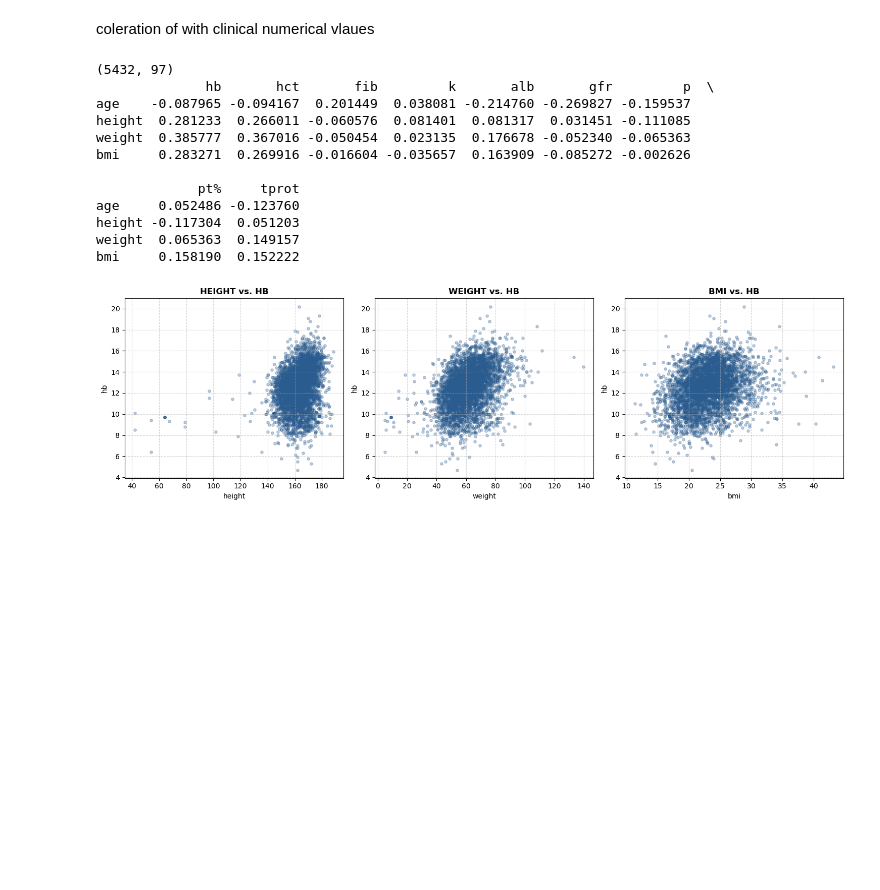
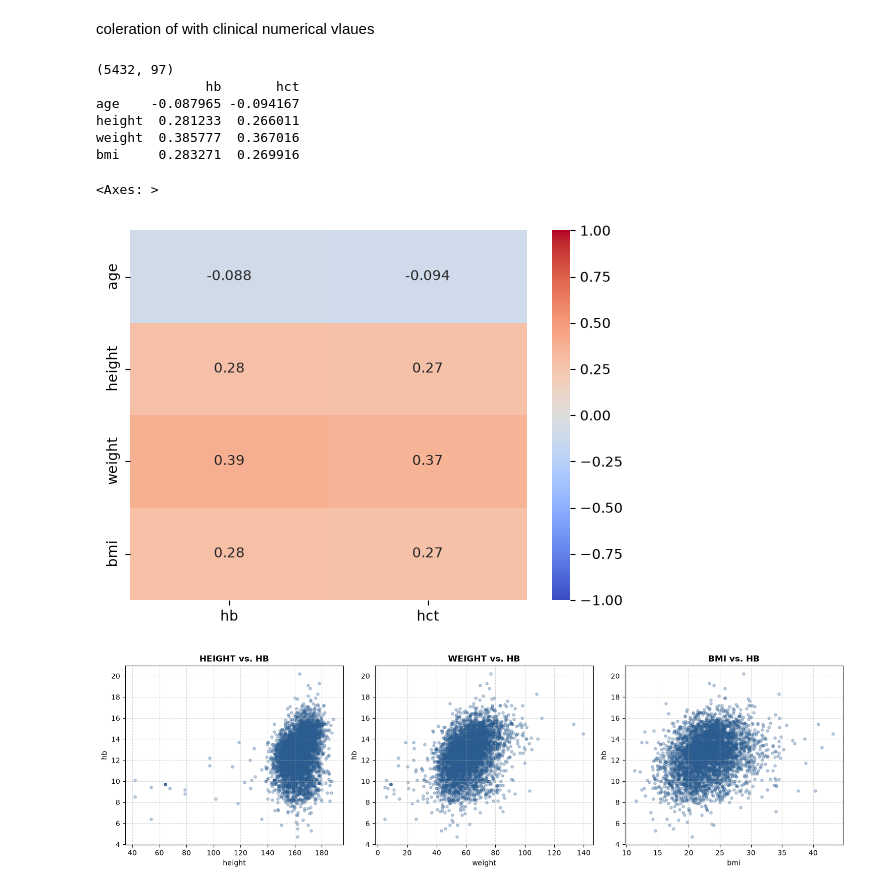
Before and after one commit to May-hk/lab-test-prediction, a Jupyter notebook: data_processing.ipynb, the cells around one changed output. Saved outputs shown, nothing was run; the diff lists cells and outputs as text; code cells hidden in the pictures; blank space fills up the shorter version.

```diff
--- a/data_processing.ipynb
+++ b/data_processing.ipynb
@@ -175,25 +172,23 @@ coleration of with clinical numerical vlaues
 # %%
 merged = clinical_data.merge(lab_data, on="caseid", how="inner")
 print(merged.shape)
 clinical_vars = ["age","height", "weight", "bmi"]
-lab_vars = ["hb", "hct", "fib", "k", "alb", "gfr","p","pt%","tprot"]
+lab_vars = ["hb", "hct"]
 
 corr_matrix = merged[clinical_vars + lab_vars].corr(method="spearman")
 cross_corr = corr_matrix.loc[clinical_vars, lab_vars]
 print(cross_corr)
+
+sns.heatmap(cross_corr, annot=True, cmap='coolwarm', vmin=-1, vmax=1)
 # %% [output]
 (5432, 97)
-              hb       hct       fib         k       alb       gfr         p  \
-age    -0.087965 -0.094167  0.201449  0.038081 -0.214760 -0.269827 -0.159537
-height  0.281233  0.266011 -0.060576  0.081401  0.081317  0.031451 -0.111085
-weight  0.385777  0.367016 -0.050454  0.023135  0.176678 -0.052340 -0.065363
-bmi     0.283271  0.269916 -0.016604 -0.035657  0.163909 -0.085272 -0.002626
-
-             pt%     tprot
-age     0.052486 -0.123760
-height -0.117304  0.051203
-weight  0.065363  0.149157
-bmi     0.158190  0.152222
+              hb       hct
+age    -0.087965 -0.094167
+height  0.281233  0.266011
+weight  0.385777  0.367016
+bmi     0.283271  0.269916
+<Axes: >
+[figure, added]
 # %%
 # List of clinical variables for the x-axis
 x_vars = ["height", "weight", "bmi"]
```
Also changed, not shown: parts of 4 cells of this notebook.
